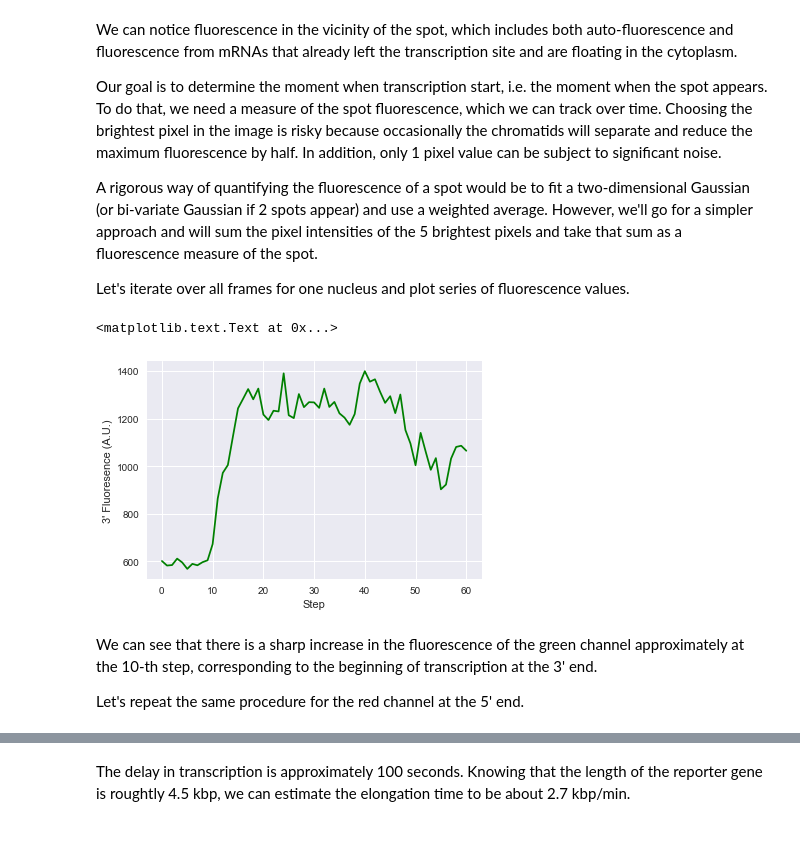
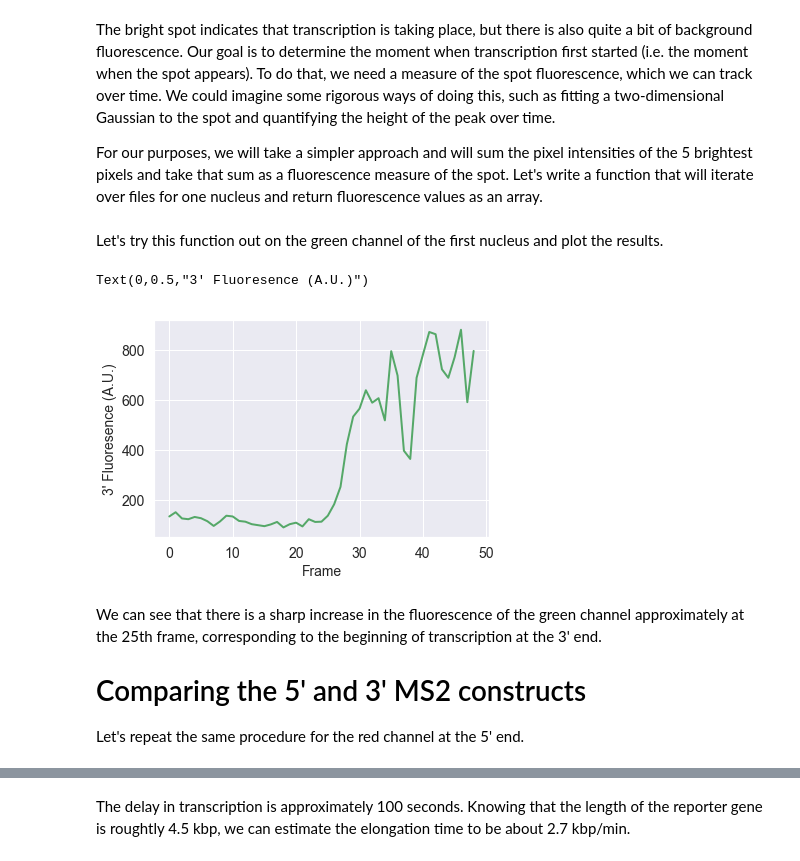
Before and after one commit to RPGroup-PBoC/be262, a Jupyter notebook: code/fly_elongation_rate.ipynb, the cells around one changed output, grey strips where cells are left out. Drawn from its saved outputs; the diff is of its cells as text; code cells hidden in the pictures.

```diff
--- a/code/fly_elongation_rate.ipynb
+++ b/code/fly_elongation_rate.ipynb
@@ -46,42 +42,55 @@ plt.grid('off')
 # %% [markdown]
-We can notice fluorescence in the vicinity of the spot, which includes both auto-fluorescence and fluorescence from mRNAs that already left the transcription site and are floating in the cytoplasm.
+The bright spot indicates that transcription is taking place, but there is also quite a bit of background fluorescence. Our goal is to determine the moment when transcription first started (i.e. the moment when the spot appears). To do that, we need a measure of the spot fluorescence, which we can track over time. We could imagine some rigorous ways of doing this, such as fitting a two-dimensional Gaussian to the spot and quantifying the height of the peak over time.
 
-Our goal is to determine the moment when transcription start, i.e. the moment when the spot appears. To do that, we need a measure of the spot fluorescence, which we can track over time. Choosing the brightest pixel in the image is risky because occasionally the chromatids will separate and reduce the maximum fluorescence by half. In addition, only 1 pixel value can be subject to significant noise.
-
-A rigorous way of quantifying the fluorescence of a spot would be to fit a two-dimensional Gaussian (or bi-variate Gaussian if 2 spots appear) and use a weighted average. However, we'll go for a simpler approach and will sum the pixel intensities of the 5 brightest pixels and take that sum as a fluorescence measure of the spot.
-
-Let's iterate over all frames for one nucleus and plot series of fluorescence values.
+For our purposes, we will take a simpler approach and will sum the pixel intensities of the 5 brightest pixels and take that sum as a fluorescence measure of the spot. Let's write a function that will iterate over files for one nucleus and return fluorescence values as an array.
 # %%
-# Frame names of plots in nucleus 1, the green channel sorted in sequential order
-frame_names_g = sorted(glob.glob('data/ms2_elongation/Nucleus001/green_nucleus001_*'))
+def spot_intensity(file_name_list):
+    """
+    This function takes in a list of file names and returns
+    the spot intensity as an array
+    """
 
-# Number of frames
-n_frames = len(frame_names_g)
+    # Number of frames
+    n_frames = len(file_name_list)
 
-# Array to store intensity values
-intensity_g = np.zeros(n_frames)
+    # Array to store intensity values
+    intensities = np.zeros(n_frames)
 
-for i in range(n_frames):
+    for i in range(n_frames):
 
-    # Read the frame
-    im = skimage.io.imread(frame_names_g[i])
+        # Read the frame
+        im = skimage.io.imread(file_name_list[i])
 
-    # Flatten the image into a 1-d array and sort in ascending order
-    im_sorted = np.sort(im.flatten())
+        # Flatten the image into a 1-d array and sort in ascending order
+        im_sorted = np.sort(im.flatten())
 
-    # Reverse the order to pick the top 5
-    im_reversed = im_sorted[::-1]
+        # Reverse the order
+        im_reversed = np.flip(im_sorted)
 
-    # Calculate the intensity of the spot
-    intensity_g[i] = np.sum(im_reversed[0:5])
+        # Calculate the intensity of the spot, summing 5 brightest pixels
+        intensities[i] = np.sum(im_reversed[0:5])
 
-plt.plot(intensity_g, color = 'g')
-plt.xlabel('Frame')
-plt.ylabel('3\' Fluoresence (A.U.)')
+    # return the array of intensities
+    return intensities
-# %% [output]
-<matplotlib.text.Text at 0x...>
-[figure, removed]
+# %% [markdown]
+Let's try this function out on the green channel of the first nucleus and plot the results.
+# %%
+# colelct file names for nucleus 1 in the green channel
+green1_names = sorted(glob.glob('./data/MS2_nuclei/nuc1/green*.tif'))
+
+# call our function to caculate the spot intensity
+green1_int = spot_intensity(green1_names)
+
+# plot the results
+plt.plot(green1_int, color = 'g')
+plt.xlabel('Frame')
+plt.ylabel('3\' Fluoresence (A.U.)')
+# %% [output]
+Text(0,0.5,"3' Fluoresence (A.U.)")
+[figure, added]
 # %% [markdown]
-We can see that there is a sharp increase in the fluorescence of the green channel approximately at the 10-th step, corresponding to the beginning of transcription at the 3' end.
+We can see that there is a sharp increase in the fluorescence of the green channel approximately at the 25th frame, corresponding to the beginning of transcription at the 3' end.
+
+# Comparing the 5' and 3' MS2 constructs
 
 Let's repeat the same procedure for the red channel at the 5' end.
```
Also changed, not shown: parts of 24 cells of this notebook, 1 other file.
